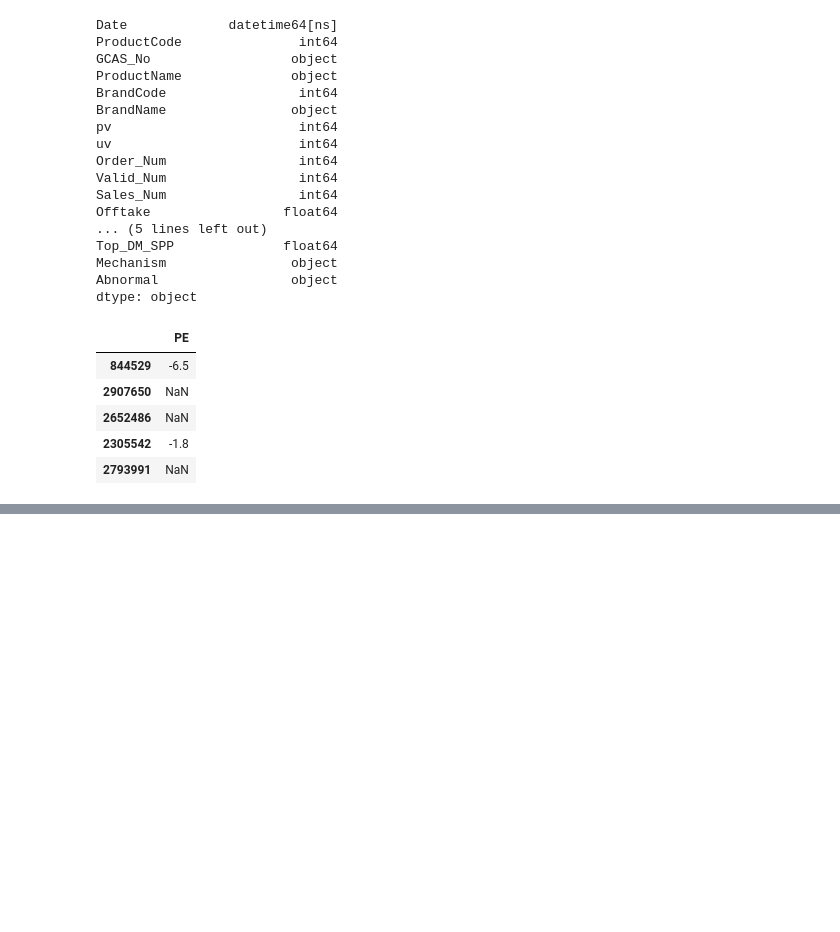
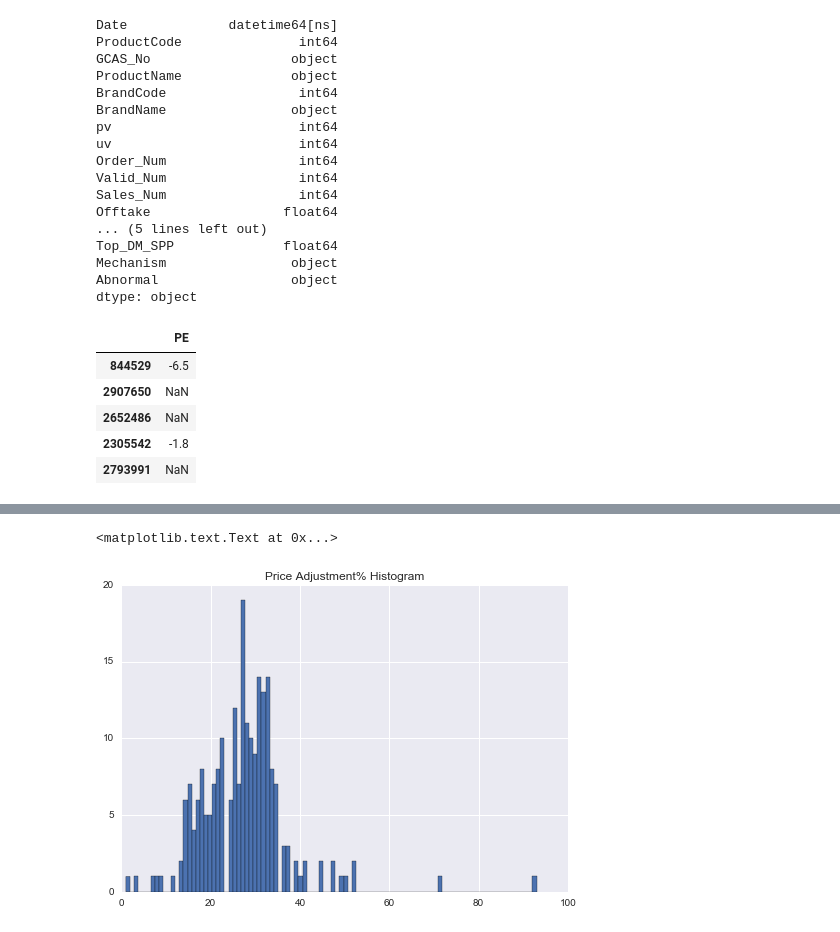
Before and after one commit to XRen615/exploreKit, a Jupyter notebook: Base_Estimation_Regression_HC_CY.ipynb, the cells around one changed output, grey strips where cells are left out. Drawn from its saved outputs; the diff is of its cells as text; code cells hidden in the pictures; blank space fills up the shorter version.

```diff
--- a/Base_Estimation_Regression_HC_CY.ipynb
+++ b/Base_Estimation_Regression_HC_CY.ipynb
@@ -209,3 +171,9 @@ PE_DF_1[mask]
+# %%
+PE_DF_1['priceAdjust%'].hist(bins = 100)
+plt.title('Price Adjustment% Histogram')
+# %% [output]
+<matplotlib.text.Text at 0x...>
+[figure, added]
 # %%
 PE_DF_1.sort(columns=['margin','PE'],ascending=[True,False])
 # %% [output]
```
Also changed, not shown: parts of 26 cells of this notebook.
